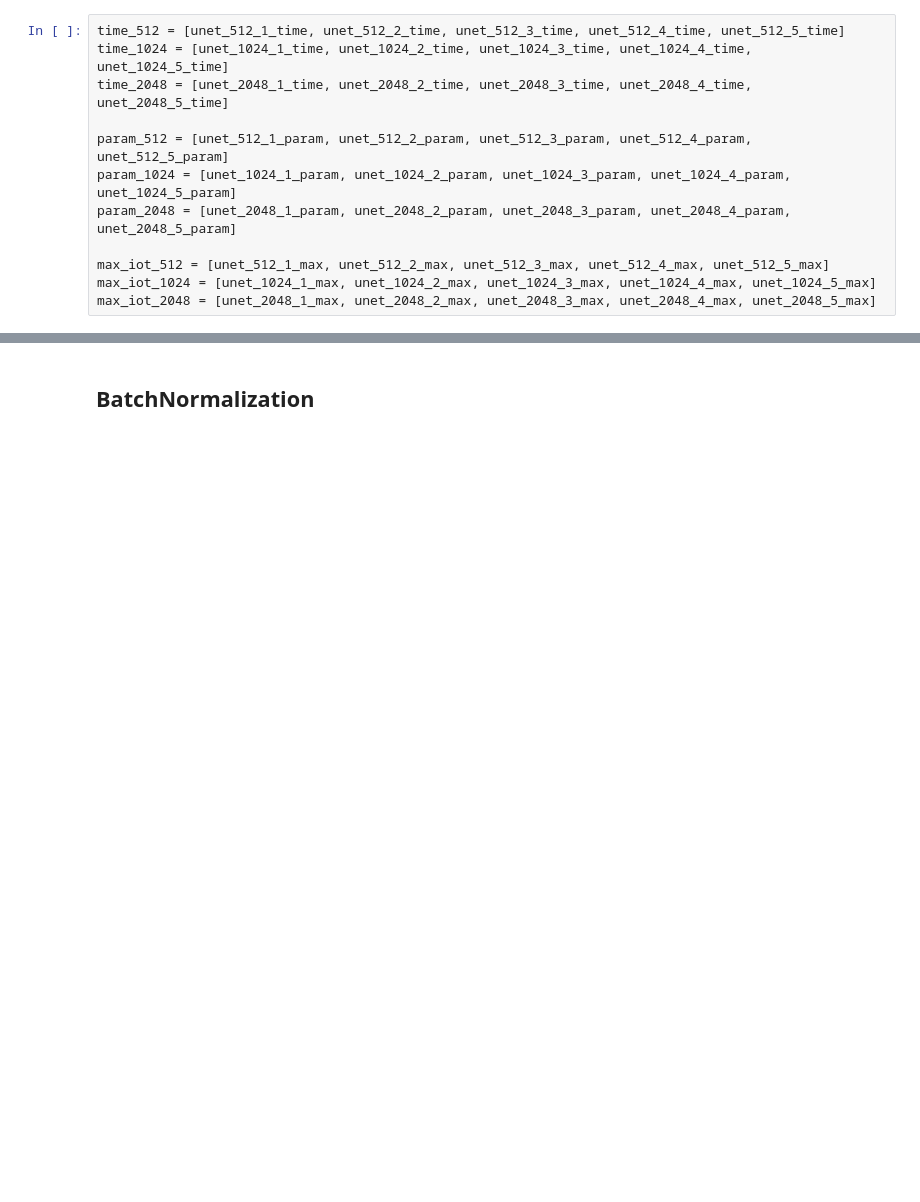
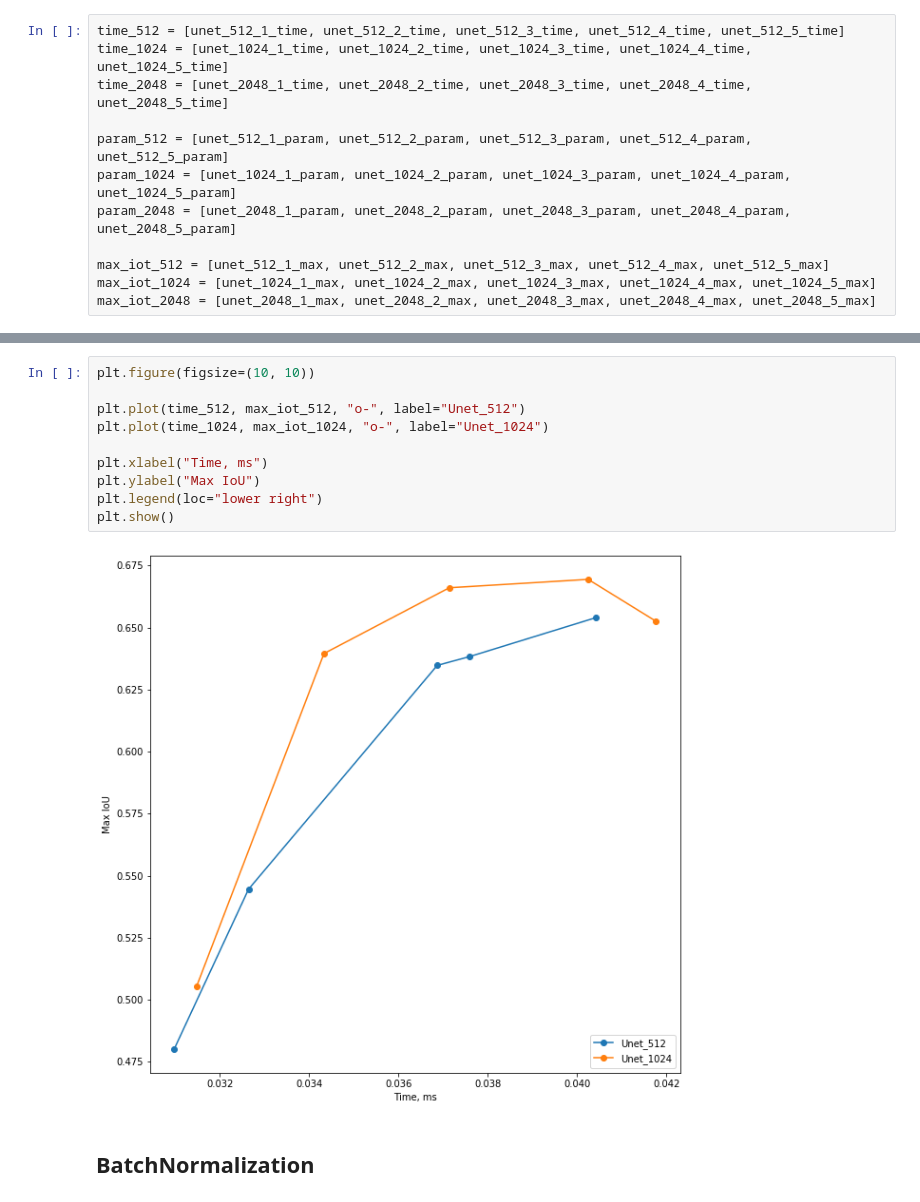
Before and after one commit to RobertVoropaev/InteriorRecognitionSystem, a Jupyter notebook: 5.Metrics.ipynb, the cells around one changed output, grey strips where cells are left out. Cells and saved outputs as stored; diff of their text form; blank space fills up the shorter version.

```diff
--- a/5.Metrics.ipynb
+++ b/5.Metrics.ipynb
@@ -252,3 +252,15 @@ plt.show()
+# %%
+plt.figure(figsize=(10, 10))
+
+plt.plot(time_512, max_iot_512, "o-", label="Unet_512")
+plt.plot(time_1024, max_iot_1024, "o-", label="Unet_1024")
+
+plt.xlabel("Time, ms")
+plt.ylabel("Max IoU")
+plt.legend(loc="lower right")
+plt.show()
+# %% [output]
+[figure, added]
 # %% [markdown]
 ## BatchNormalization
 # %%
```
Also changed, not shown: parts of 7 cells of this notebook, 1 other file.
